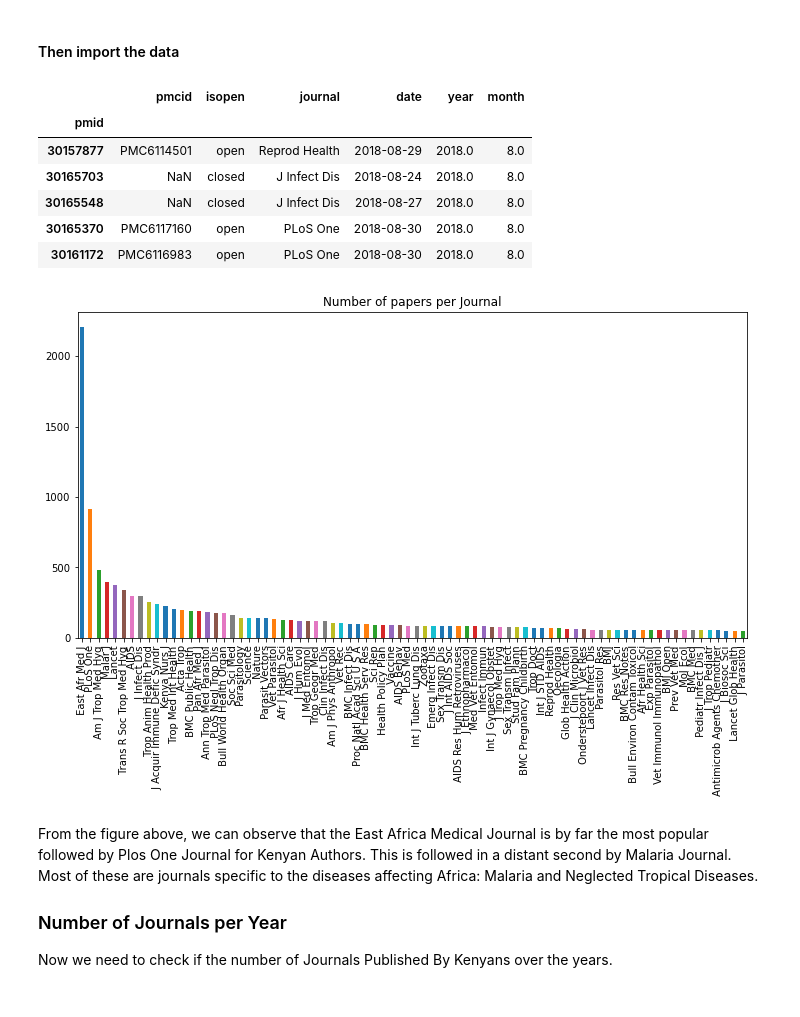
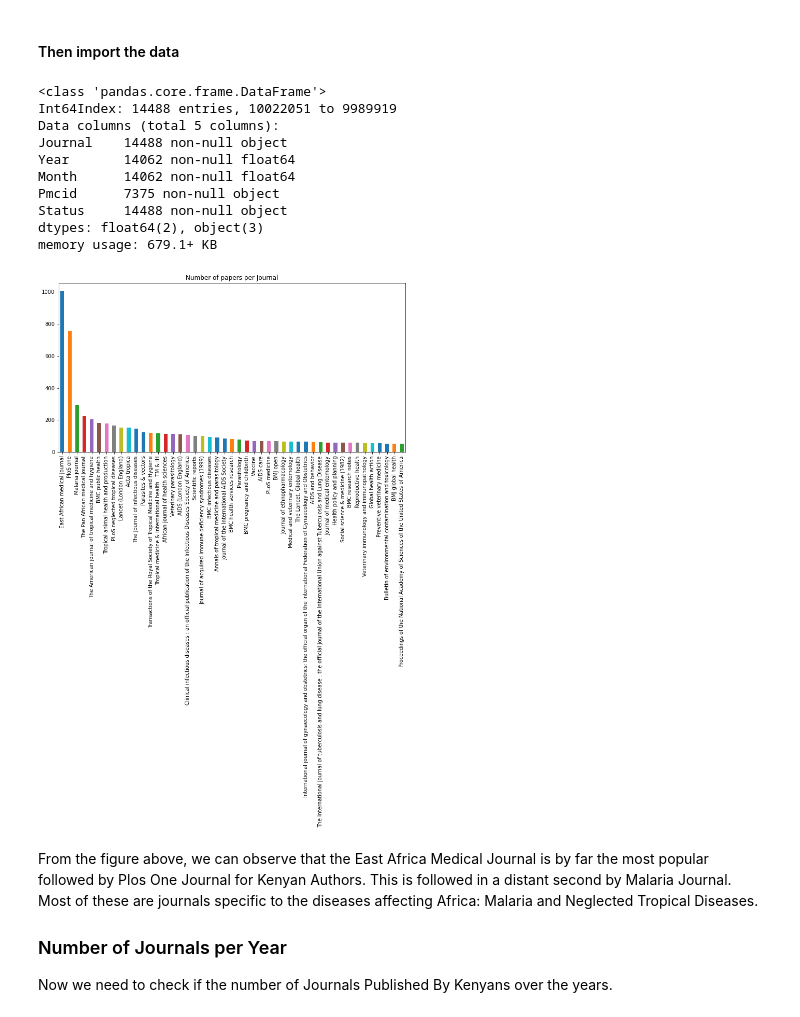
Before and after one commit to BioinfoNet/Data-mining, a Jupyter notebook: Notebooks/Data_Analysis_and_Visualization.ipynb, the cells around one changed output. Saved outputs shown, nothing was run; the diff lists cells and outputs as text; code cells hidden in the pictures.

Commit message:
Fixed figure labels and data

```diff
--- a/Notebooks/Data_Analysis_and_Visualization.ipynb
+++ b/Notebooks/Data_Analysis_and_Visualization.ipynb
@@ -23,23 +24,30 @@ You can access Timestamp as pandas.Timestamp
 # %% [markdown]
 #### Then import the data
 # %%
-data = pd.read_csv('../Data/PMID_PMC_Journal_Year.csv', index_col='pmid')
+data = pd.read_csv('../reanalysis_2020/data/PMID_PMC_Journal_Year_Kenya3.csv', index_col='Pmid')
 # %%
-data.head()
+data.info()
 # %% [output]
-|  | pmcid | isopen | journal | date | year | month |
-| pmid |  |  |  |  |  |  |
-| 30157877 | PMC6114501 | open | Reprod Health | 2018-08-29 | 2018.0 | 8.0 |
-| 30165703 | NaN | closed | J Infect Dis | 2018-08-24 | 2018.0 | 8.0 |
-| 30165548 | NaN | closed | J Infect Dis | 2018-08-27 | 2018.0 | 8.0 |
-| 30165370 | PMC6117160 | open | PLoS One | 2018-08-30 | 2018.0 | 8.0 |
-| 30161172 | PMC6116983 | open | PLoS One | 2018-08-30 | 2018.0 | 8.0 |
+<class 'pandas.core.frame.DataFrame'>
+Int64Index: 14488 entries, 10022051 to 9989919
+Data columns (total 5 columns):
+Journal    14488 non-null object
+Year       14062 non-null float64
+Month      14062 non-null float64
+Pmcid      7375 non-null object
+Status     14488 non-null object
+dtypes: float64(2), object(3)
+memory usage: 679.1+ KB
 # %%
-plot_journals = data.journal.value_counts()[data.journal.value_counts() > 50]
+plot_journals = data.Journal.value_counts()[data.Journal.value_counts() > 50]
 plot_journals.plot(kind='bar', title='Number of papers per Journal', figsize=(12, 6))
-plt.savefig('../plots/papers_per_jornal_kenya.png')  # saves the current figure
+plt.savefig('../plots/papers_per_jornal_kenya.png',  dpi=300, bbox_inches='tight')  # saves the current figure
+
+im = Image.open('../plots/papers_per_jornal_kenya.png')
+rgb_im = im.convert('RGB')
+rgb_im.save('../plots/papers_per_jornal_kenya.jpg')
 # %% [output]
-[figure, old version]
+[figure, new version]
 # %% [markdown]
 From the figure above, we can observe that the East Africa Medical Journal is by far the most popular followed by Plos One Journal for Kenyan Authors. This is followed in a distant second by Malaria Journal. Most of these are journals specific to the diseases affecting Africa: Malaria and Neglected Tropical Diseases.
 
```
Also changed, not shown: parts of 8 cells of this notebook, 4 other files.
